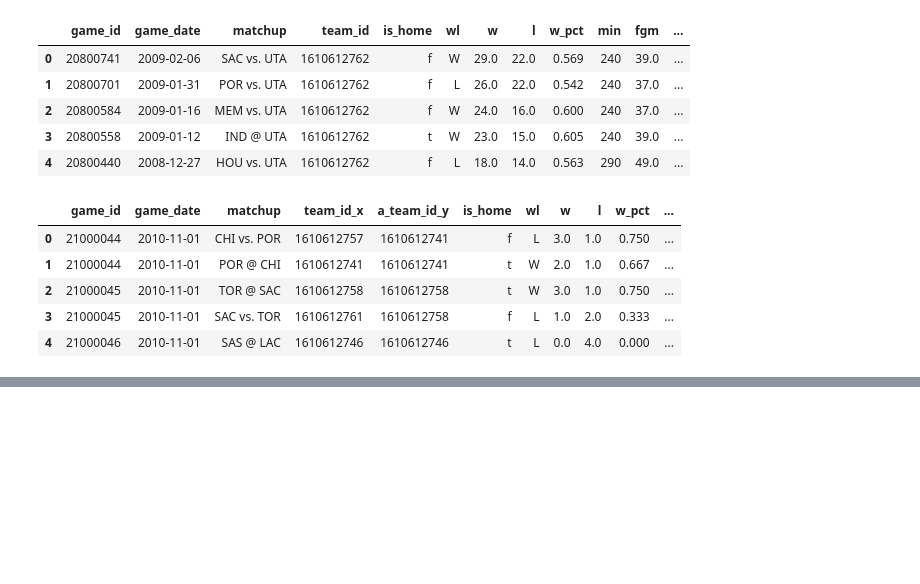
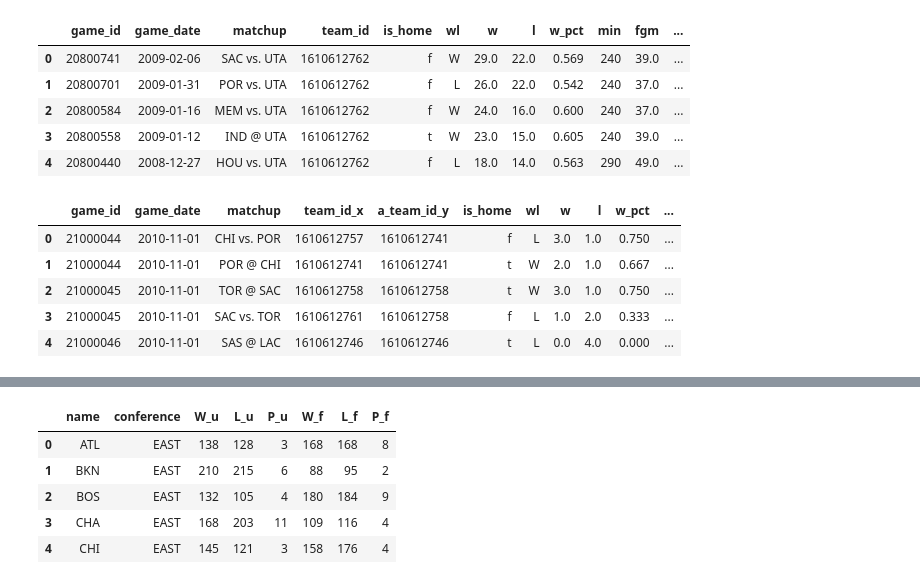
Before and after one commit to eduardopadilla3/Unit1_build_code, a Jupyter notebook: code_for__sprintbuild.ipynb, the cells around one changed output, grey strips where cells are left out. Cells and saved outputs as stored; diff of their text form; code cells hidden in the pictures; blank space fills up the shorter version.

```diff
--- a/code_for__sprintbuild.ipynb
+++ b/code_for__sprintbuild.ipynb
@@ -3744,0 +5607,2 @@ plt.show()
+# %%
+r = pd.read_csv(r"/content/record.csv")
@@ -3744,0 +5649,10 @@ plt.show()
+# %%
+r.head()
+# ATS wins, losses, and pushes as underdog and favorite
+# %% [output]
+|  | name | conference | W_u | L_u | P_u | W_f | L_f | P_f |
+| 0 | ATL | EAST | 138 | 128 | 3 | 168 | 168 | 8 |
+| 1 | BKN | EAST | 210 | 215 | 6 | 88 | 95 | 2 |
+| 2 | BOS | EAST | 132 | 105 | 4 | 180 | 184 | 9 |
+| 3 | CHA | EAST | 168 | 203 | 11 | 109 | 116 | 4 |
+| 4 | CHI | EAST | 145 | 121 | 3 | 158 | 176 | 4 |
```
Also changed, not shown: parts of 19 cells of this notebook.
